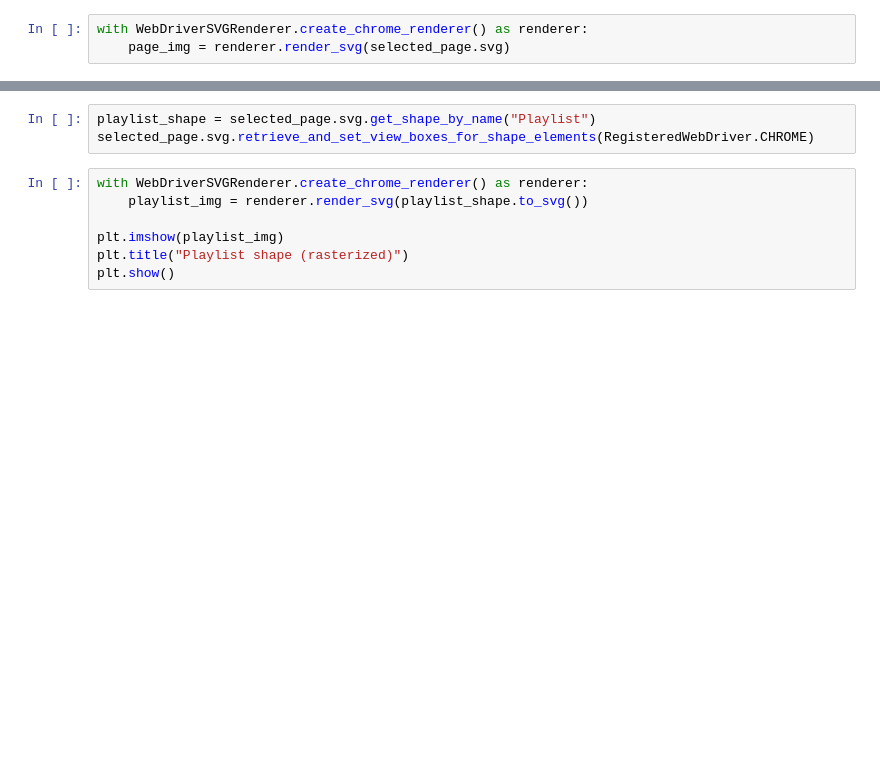
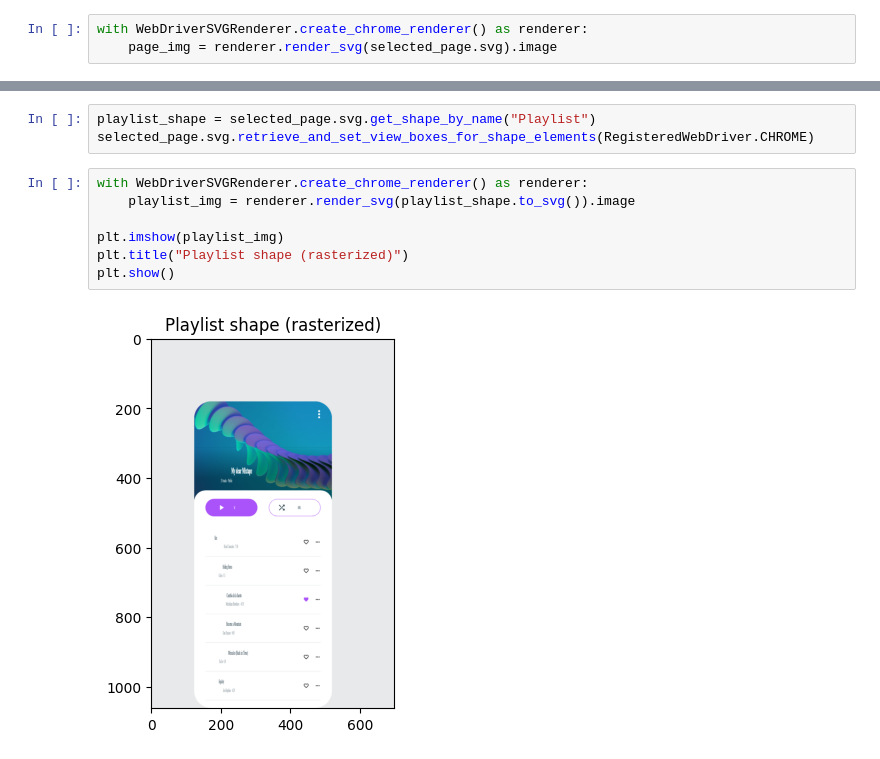
Before and after one commit to penpot/penai, a Jupyter notebook: docs/02_notebooks/01_design_elements_to_text.ipynb, the cells around one changed output, grey strips where cells are left out. Saved outputs shown, nothing was run; the diff lists cells and outputs as text; blank space fills up the shorter version.

```diff
--- a/docs/02_notebooks/01_design_elements_to_text.ipynb
+++ b/docs/02_notebooks/01_design_elements_to_text.ipynb
@@ -29,7 +31,7 @@ Let's have a look at the whole render, the shapes, and the components of the "In
 selected_page = main_file.get_page_by_name("Interactive music app")
 # %%
 with WebDriverSVGRenderer.create_chrome_renderer() as renderer:
-    page_img = renderer.render_svg(selected_page.svg)
+    page_img = renderer.render_svg(selected_page.svg).image
 # %%
 plt.imshow(page_img)
 plt.title("Interactive music app - whole page (rasterized)")
@@ -54,8 +79,10 @@ playlist_shape = selected_page.svg.get_shape_by_name("Playlist")
 selected_page.svg.retrieve_and_set_view_boxes_for_shape_elements(RegisteredWebDriver.CHROME)
 # %%
 with WebDriverSVGRenderer.create_chrome_renderer() as renderer:
-    playlist_img = renderer.render_svg(playlist_shape.to_svg())
+    playlist_img = renderer.render_svg(playlist_shape.to_svg()).image
 
 plt.imshow(playlist_img)
 plt.title("Playlist shape (rasterized)")
 plt.show()
+# %% [output]
+[figure, added]
```
Also changed, not shown: parts of 4 cells of this notebook.
